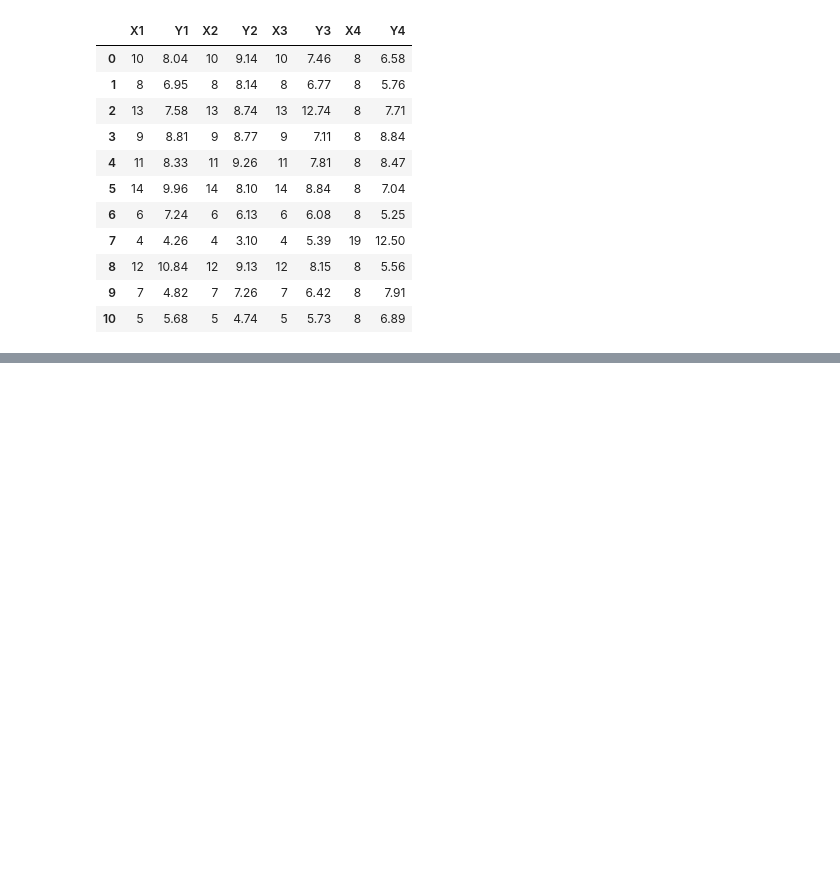
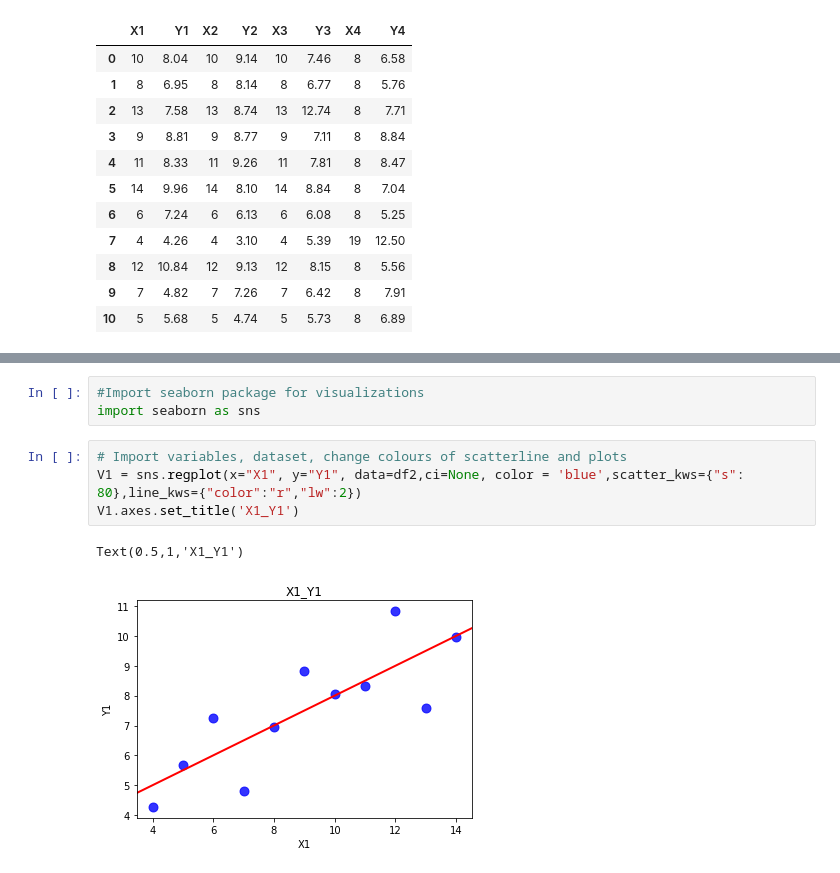
Before and after one commit to donalcarr/DC_Anscombe_dataset, a Jupyter notebook: Anscombe's quartet dataset.ipynb, the cells around one changed output, grey strips where cells are left out. Drawn from its saved outputs; the diff is of its cells as text; blank space fills up the shorter version.

Commit message:
added plots and subplots

```diff
--- a/Anscombe's quartet dataset.ipynb
+++ b/Anscombe's quartet dataset.ipynb
@@ -76,0 +74,10 @@ sns.pairplot(df2.iloc[:,[0,1]])
+# %%
+#Import seaborn package for visualizations
+import seaborn as sns
+# %%
+# Import variables, dataset, change colours of scatterline and plots
+V1 = sns.regplot(x="X1", y="Y1", data=df2,ci=None, color = 'blue',scatter_kws={"s": 80},line_kws={"color":"r","lw":2})
+V1.axes.set_title('X1_Y1')
+# %% [output]
+Text(0.5,1,'X1_Y1')
+[figure, added]
```
Also changed, not shown: parts of 13 cells of this notebook.
